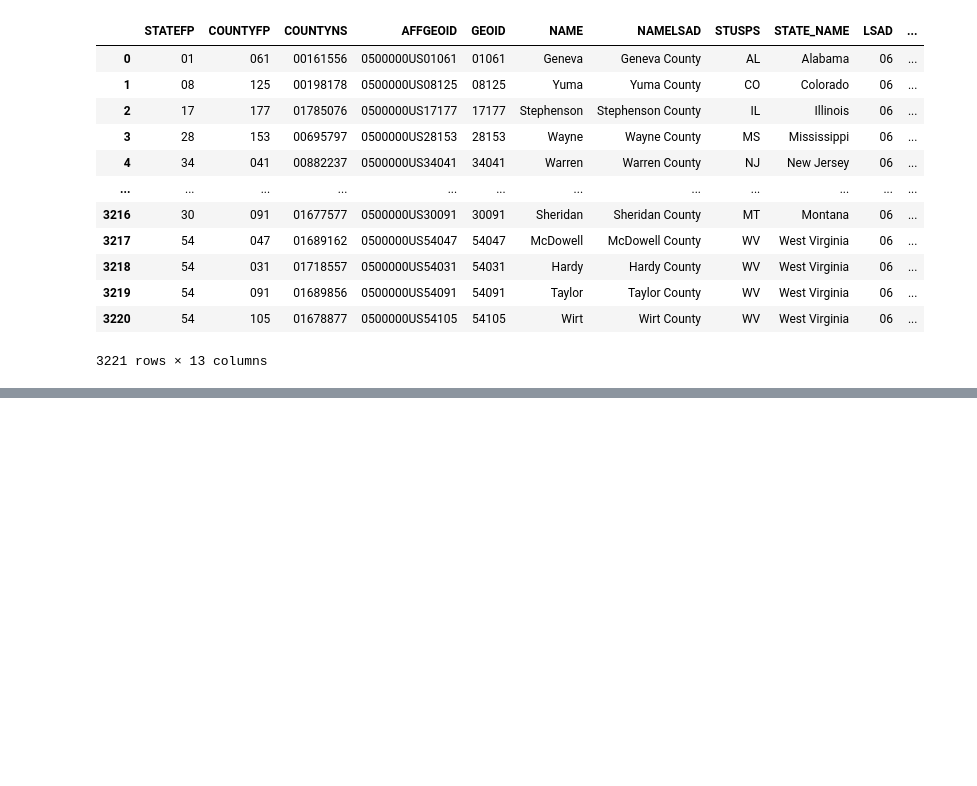
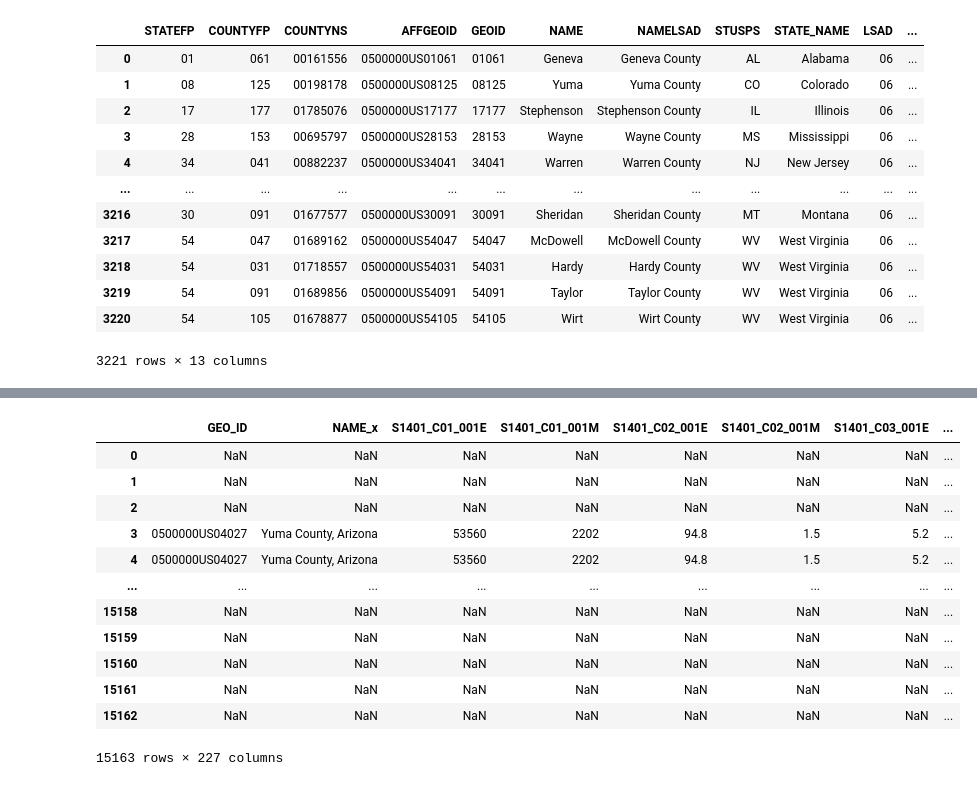
Before and after one commit to eleroux46/gun_violence, a Jupyter notebook: test_school.ipynb, the cells around one changed output, grey strips where cells are left out. Saved outputs shown, nothing was run; the diff lists cells and outputs as text; code cells hidden in the pictures; blank space fills up the shorter version.

```diff
--- a/test_school.ipynb
+++ b/test_school.ipynb
@@ -69,4 +73,19 @@ base.head()
 | 4 | 478959 | 2013-01-07 | North Carolina | Greensboro | 307 Mourning Dove Terrace | 2 | 2 | http://www.gunviolencearchive.org... | http://www.journalnow.com/news/lo... | ... |
 # %%
 
-merge_county_school=base_school.merge(us_county, how='inner', left_on="GEO_ID", right_on="AFFGEOID")
+merge_county_school=base_school.merge(us_county, how='outer')
+merge_county_school
+# %% [output]
+|  | GEO_ID | NAME_x | S1401_C01_001E | S1401_C01_001M | S1401_C02_001E | S1401_C02_001M | S1401_C03_001E | ... |
+| 0 | NaN | NaN | NaN | NaN | NaN | NaN | NaN | ... |
+| 1 | NaN | NaN | NaN | NaN | NaN | NaN | NaN | ... |
+| 2 | NaN | NaN | NaN | NaN | NaN | NaN | NaN | ... |
+| 3 | 0500000US04027 | Yuma County, Arizona | 53560 | 2202 | 94.8 | 1.5 | 5.2 | ... |
+| 4 | 0500000US04027 | Yuma County, Arizona | 53560 | 2202 | 94.8 | 1.5 | 5.2 | ... |
+| ... | ... | ... | ... | ... | ... | ... | ... | ... |
+| 15158 | NaN | NaN | NaN | NaN | NaN | NaN | NaN | ... |
+| 15159 | NaN | NaN | NaN | NaN | NaN | NaN | NaN | ... |
+| 15160 | NaN | NaN | NaN | NaN | NaN | NaN | NaN | ... |
+| 15161 | NaN | NaN | NaN | NaN | NaN | NaN | NaN | ... |
+| 15162 | NaN | NaN | NaN | NaN | NaN | NaN | NaN | ... |
+15163 rows × 227 columns
```
Also changed, not shown: parts of 7 cells of this notebook, 2 other files.
